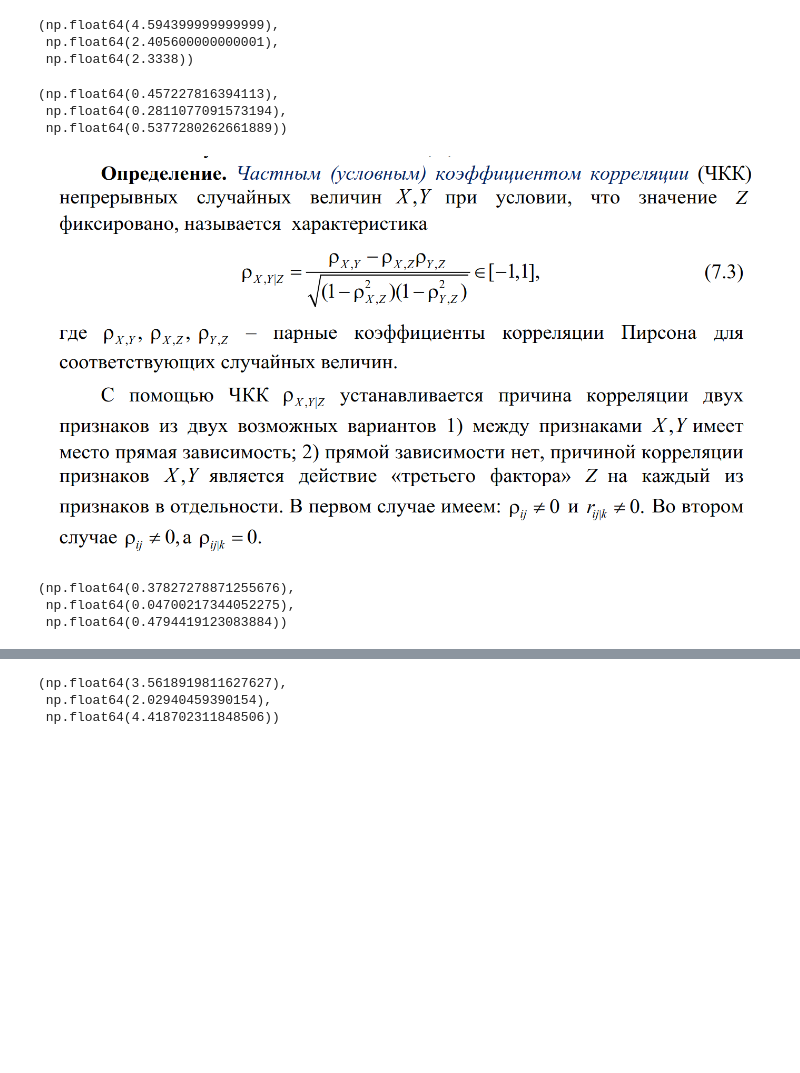
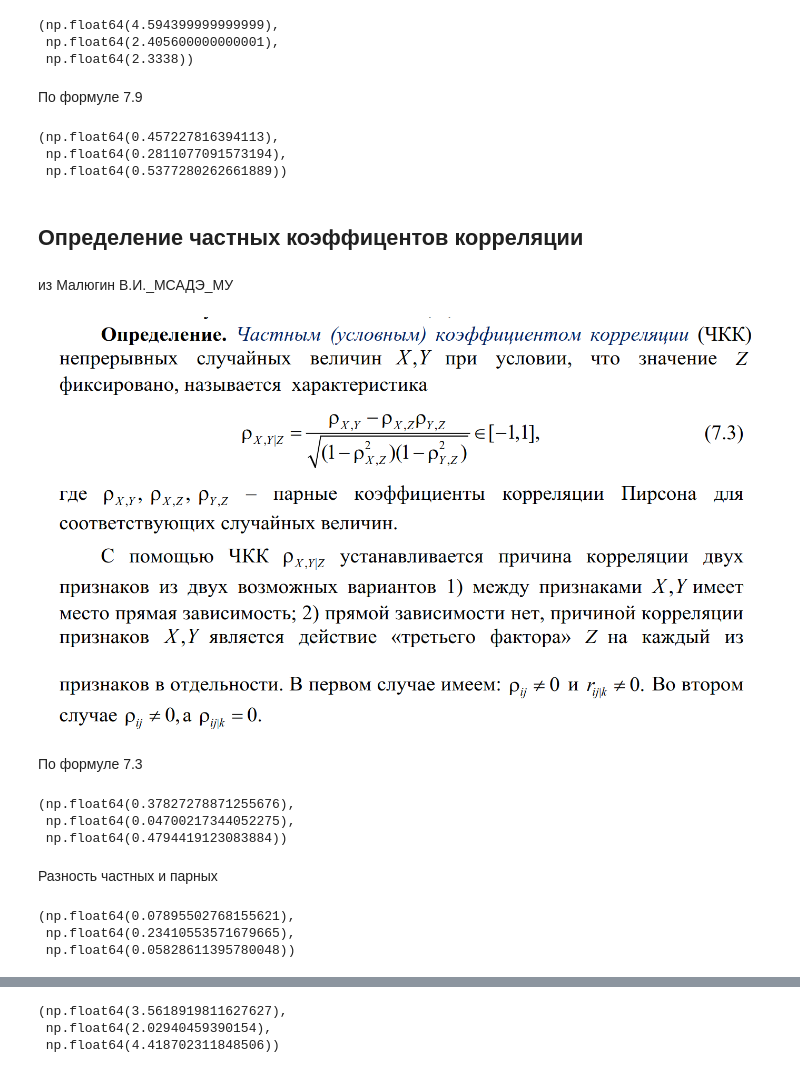
Before and after one commit to den1s-k0/Semester-5, a Jupyter notebook: DAiE&F&I(Data analysis in economics, finance and insurance)/Labs DAiE&F&I KD/Lab 02 DAiE&F&I KD/Lab DAiE&F&I 02 KD.ipynb, the cells around one changed output, grey strips where cells are left out. Saved outputs shown, nothing was run; the diff lists cells and outputs as text; code cells hidden in the pictures; blank space fills up the shorter version.

```diff
--- a/DAiE&F&I(Data analysis in economics, finance and insurance)/Labs DAiE&F&I KD/Lab 02 DAiE&F&I KD/Lab DAiE&F&I 02 KD.ipynb
+++ b/DAiE&F&I(Data analysis in economics, finance and insurance)/Labs DAiE&F&I KD/Lab 02 DAiE&F&I KD/Lab DAiE&F&I 02 KD.ipynb
@@ -121,6 +126,8 @@ a_12, a_23, a_13
 (np.float64(4.594399999999999),
  np.float64(2.405600000000001),
  np.float64(2.3338))
+# %% [markdown]
+По формуле 7.9
 # %%
 r_12 = a_12 / (a_1 * a_2)
 r_23 = a_23 / (a_2 * a_3)
@@ -131,9 +138,18 @@ r_12, r_23, r_13
 (np.float64(0.457227816394113),
  np.float64(0.2811077091573194),
  np.float64(0.5377280262661889))
+# %% [markdown]
+## Определение частных коэффицентов корреляции
 # %% [markdown]
-![image.png](attachment:d12f484d-4a37-4d4e-8bb2-a43d42994620.png)
-![image.png](attachment:a9c21a40-08d6-4176-9ee4-5d778e20e641.png)
+из Малюгин В.И._МСАДЭ_МУ
+# %%
+display(Image(filename='image2.png', width=1000))
+display(Image(filename='image3.png', width=1000))
+# %% [output]
+[figure, added]
+[figure, added]
+# %% [markdown]
+По формуле 7.3
 # %%
 r_12_3 = (r_12 - r_13 * r_23)/np.sqrt((1 - r_13**2) * (1 - r_23**2))
 r_23_1 = (r_23 - r_12 * r_13)/np.sqrt((1 - r_12**2) * (1 - r_13**2))
@@ -144,4 +160,12 @@ r_12_3, r_23_1, r_13_2
 (np.float64(0.37827278871255676),
  np.float64(0.04700217344052275),
  np.float64(0.4794419123083884))
+# %% [markdown]
+Разность частных и парных
+# %%
+r_12 - r_12_3, r_23 - r_23_1, r_13 - r_13_2
+# %% [output]
+(np.float64(0.07895502768155621),
+ np.float64(0.23410553571679665),
+ np.float64(0.05828611395780048))
 # %% [markdown]
```
Also changed, not shown: parts of 59 cells of this notebook, 17 other files.
